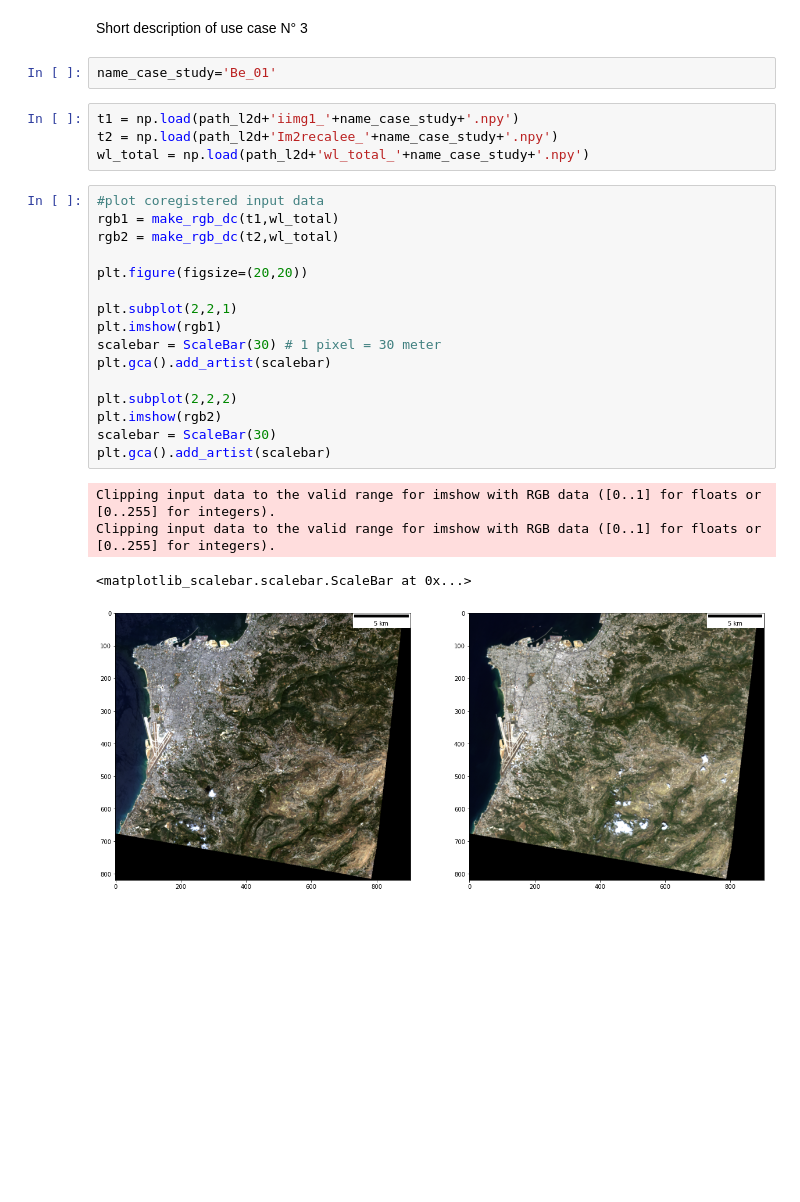
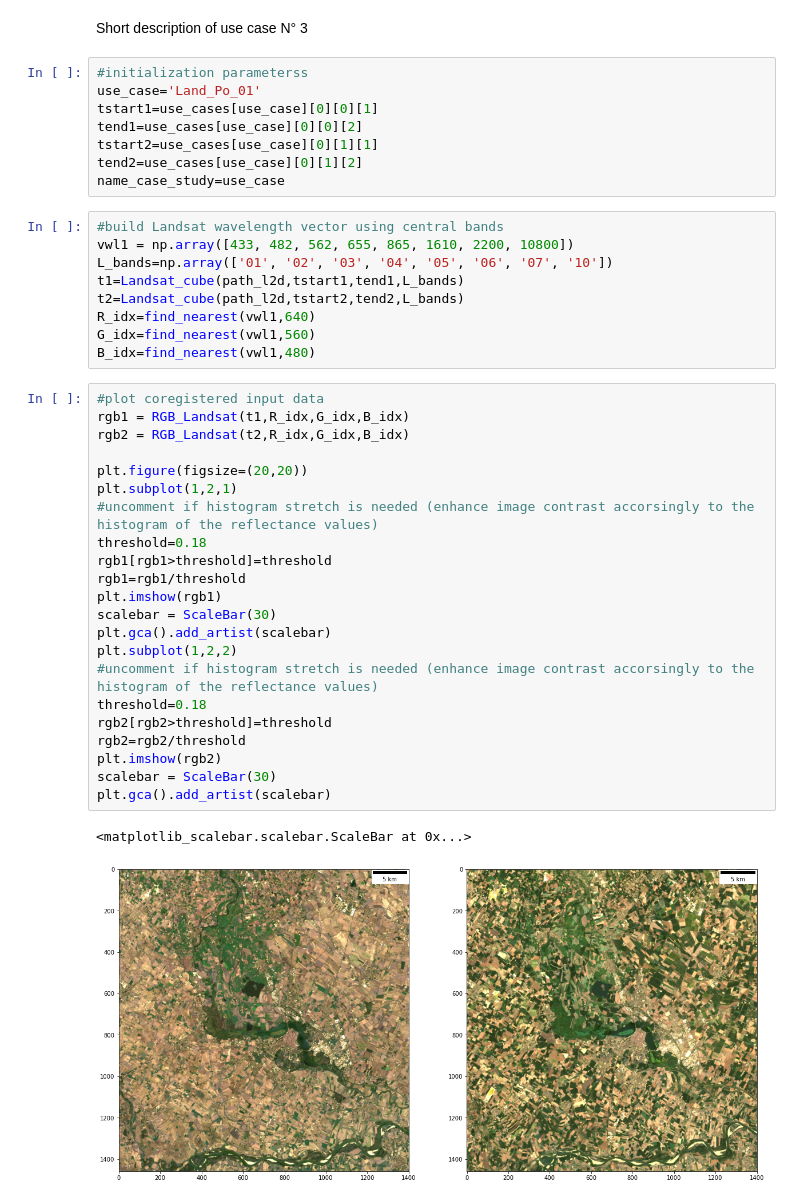
Before and after one commit to AlessandroAustoni/PL2, a Jupyter notebook: Use_Cases.ipynb, the cells around one changed output. Drawn from its saved outputs; the diff is of its cells as text; blank space fills up the shorter version.

Commit message:
updated parameters for CD and produced change maps

```diff
--- a/Use_Cases.ipynb
+++ b/Use_Cases.ipynb
@@ -56,29 +58,44 @@ Clipping input data to the valid range for imshow with RGB data ([0..1] for floa
 # %% [markdown]
 Short description of use case N° 3
 # %%
-name_case_study='Be_01'
+#initialization parameterss
+use_case='Land_Po_01'
+tstart1=use_cases[use_case][0][0][1]
+tend1=use_cases[use_case][0][0][2]
+tstart2=use_cases[use_case][0][1][1]
+tend2=use_cases[use_case][0][1][2]
+name_case_study=use_case
 # %%
-t1 = np.load(path_l2d+'iimg1_'+name_case_study+'.npy')
-t2 = np.load(path_l2d+'Im2recalee_'+name_case_study+'.npy')
-wl_total = np.load(path_l2d+'wl_total_'+name_case_study+'.npy')
+#build Landsat wavelength vector using central bands
+vwl1 = np.array([433, 482, 562, 655, 865, 1610, 2200, 10800])
+L_bands=np.array(['01', '02', '03', '04', '05', '06', '07', '10'])
+t1=Landsat_cube(path_l2d,tstart1,tend1,L_bands)
+t2=Landsat_cube(path_l2d,tstart2,tend2,L_bands)
+R_idx=find_nearest(vwl1,640)
+G_idx=find_nearest(vwl1,560)
+B_idx=find_nearest(vwl1,480)
 # %%
 #plot coregistered input data
-rgb1 = make_rgb_dc(t1,wl_total)
-rgb2 = make_rgb_dc(t2,wl_total)
+rgb1 = RGB_Landsat(t1,R_idx,G_idx,B_idx)
+rgb2 = RGB_Landsat(t2,R_idx,G_idx,B_idx)
 
 plt.figure(figsize=(20,20))
-
-plt.subplot(2,2,1)
+plt.subplot(1,2,1)
+#uncomment if histogram stretch is needed (enhance image contrast accorsingly to the histogram of the reflectance values)
+threshold=0.18
+rgb1[rgb1>threshold]=threshold
+rgb1=rgb1/threshold
 plt.imshow(rgb1)
-scalebar = ScaleBar(30) # 1 pixel = 30 meter
+scalebar = ScaleBar(30)
 plt.gca().add_artist(scalebar)
-
-plt.subplot(2,2,2)
+plt.subplot(1,2,2)
+#uncomment if histogram stretch is needed (enhance image contrast accorsingly to the histogram of the reflectance values)
+threshold=0.18
+rgb2[rgb2>threshold]=threshold
+rgb2=rgb2/threshold
 plt.imshow(rgb2)
 scalebar = ScaleBar(30)
 plt.gca().add_artist(scalebar)
 # %% [output]
-Clipping input data to the valid range for imshow with RGB data ([0..1] for floats or [0..255] for integers).
-Clipping input data to the valid range for imshow with RGB data ([0..1] for floats or [0..255] for integers).
+<matplotlib_scalebar.scalebar.ScaleBar at 0x...>
-<matplotlib_scalebar.scalebar.ScaleBar at 0x...>
-[figure, old version]
+[figure, new version]
```
Also changed, not shown: parts of 4 cells of this notebook, 3 other files.
